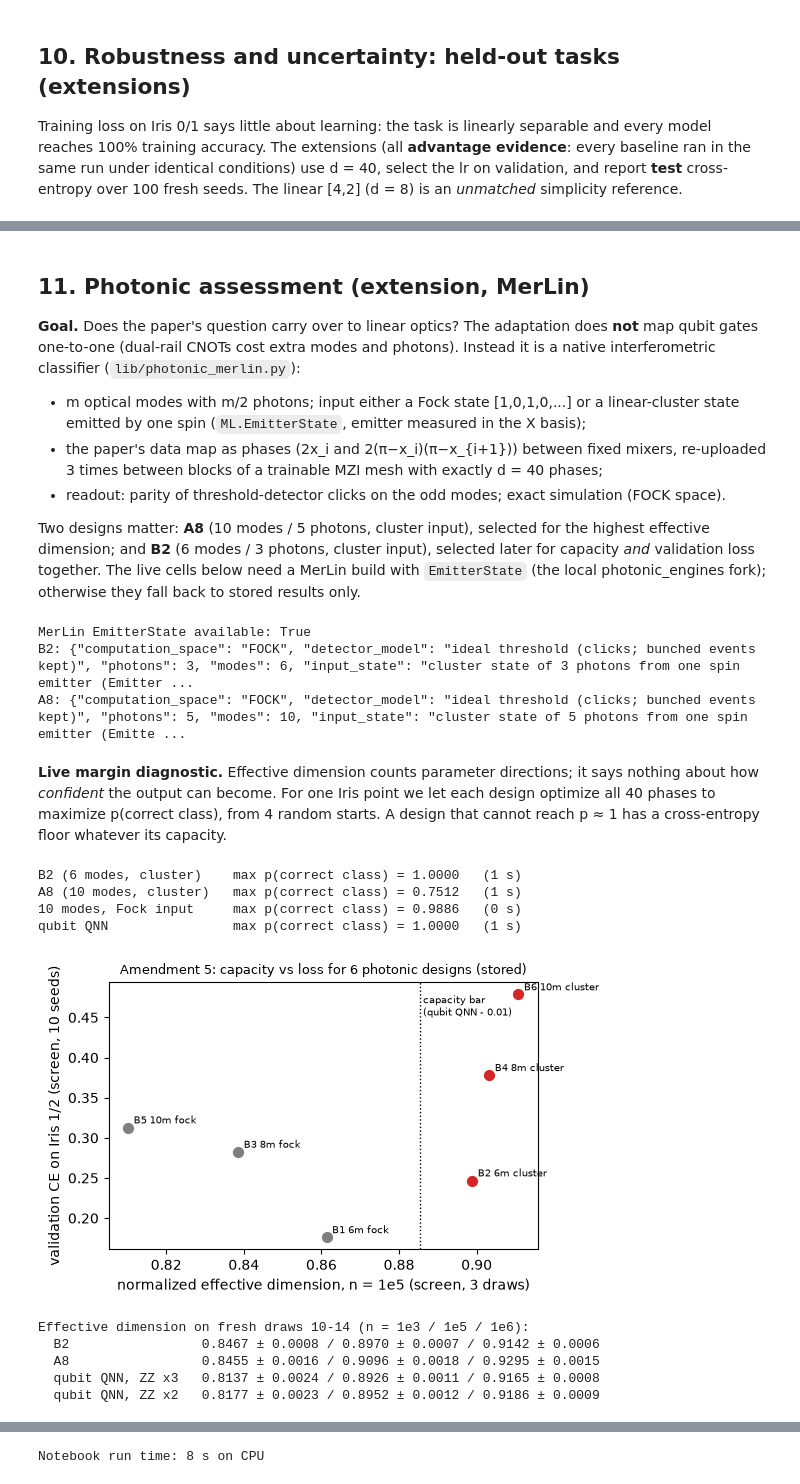
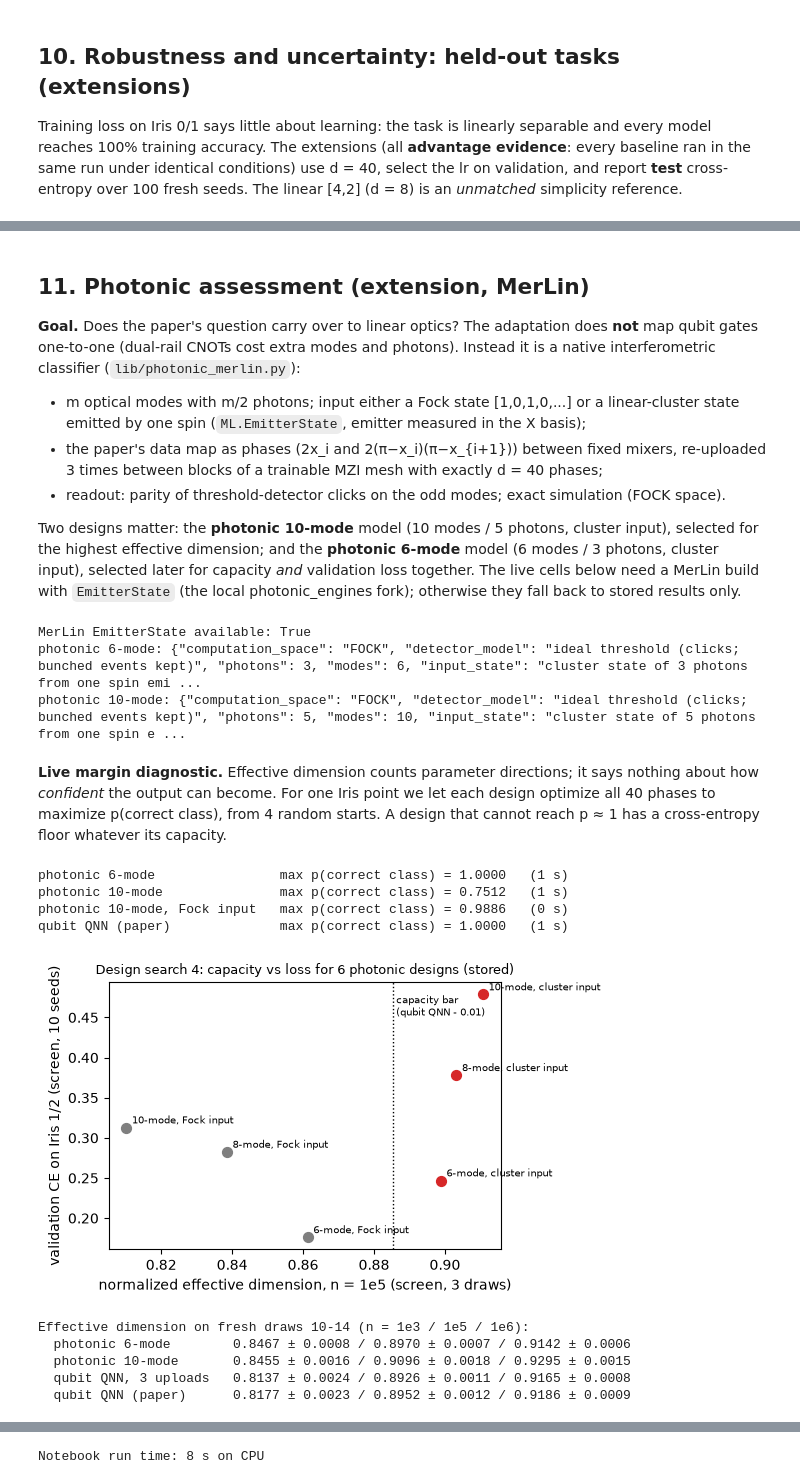
Before and after one commit to pemeriau/reproduced_papers, a Jupyter notebook: papers/power_of_QNN/notebook.ipynb, the cells around one changed output, grey strips where cells are left out. Drawn from its saved outputs; the diff is of its cells as text; code cells hidden in the pictures.

```diff
--- a/papers/power_of_QNN/notebook.ipynb
+++ b/papers/power_of_QNN/notebook.ipynb
@@ -265,7 +296,7 @@ for name, model in built.items():
     theta = torch.as_tensor(initial_parameters(1, model.d, [1], 0.0, 1.0)).repeat(3, 1)
     with torch.no_grad():
         probabilities = model.probabilities(sample, theta)
-    print(f"{name:15s} d = {model.d}  p(class 1) on three Iris points: {probabilities[:, 1].numpy().round(3)}")
+    print(f"{model_label(name):32s} d = {model.d}  p(class 1) on three Iris points: {probabilities[:, 1].numpy().round(3)}")
 
 live_draw = {name: ours if name == "qnn" else fisher_for_draw(model, FISHER_CFG, 0, DEVICE)
              for name, model in built.items()}
@@ -273,7 +304,7 @@ figure, axis = plt.subplots(figsize=(6, 3.2))
 bins = np.linspace(0, 8, 41)
 for name, result in live_draw.items():
     axis.hist(result["eigenvalues"].ravel(), bins=bins, histtype="step", lw=1.5,
-              color=color_of(name), label=f"{name}: {100 * result['spectrum']['fraction_near_zero']:.0f}% eigenvalues < 1e-10")
+              color=color_of(name), label=f"{model_label(name)}: {100 * result['spectrum']['fraction_near_zero']:.0f}% eigenvalues < 1e-10")
 axis.set_yscale("log"); axis.set_xlabel("eigenvalue of F_hat"); axis.set_ylabel("count (100 theta)")
 axis.set_title("Live: F_hat spectra on draw 0 (Fig. 2 analogue)"); axis.legend(fontsize=7)
 plt.tight_layout(); plt.show()
@@ -529,8 +560,8 @@ ran in the same run under identical conditions) use d = 40, select the lr on val
 report **test** cross-entropy over 100 fresh seeds. The linear [4,2] (d = 8) is an *unmatched*
 simplicity reference.
 # %%
-TASKS = [("fair_iris01_d40", "X1 Iris 0/1"), ("fair_iris12_d40", "X2 Iris 1/2"),
-         ("fair_bcancer_d40", "X3 breast cancer"), ("fair_mnist35_d40", "X4 MNIST 3 vs 5")]
+TASKS = [("fair_iris01_d40", "Iris 0/1"), ("fair_iris12_d40", "Iris 1/2"),
+         ("fair_bcancer_d40", "breast cancer"), ("fair_mnist35_d40", "MNIST 3 vs 5")]
 SHOW = ["Q2_d40", "Q3_d40", "B2_d40", "A8_d40", "classical_4622", "classical_42"]
 figure, axes = plt.subplots(1, 4, figsize=(13, 3.3), sharey=False)
 for axis, (key, title) in zip(axes, TASKS):
@@ -541,12 +572,12 @@ for axis, (key, title) in zip(axes, TASKS):
         jitter = np.random.RandomState(position).uniform(-0.2, 0.2, len(values))
         axis.scatter(position + jitter, values, s=4, color=color_of(name), alpha=0.5)
         axis.errorbar(position, values.mean(), yerr=3 * values.std() / np.sqrt(len(values)), color="black", capsize=3)
-    axis.set_xticks(range(len(names)), names, rotation=50, ha="right", fontsize=7)
+    axis.set_xticks(range(len(names)), [model_label(n) for n in names], rotation=50, ha="right", fontsize=7)
     axis.set_title(title, fontsize=9)
 axes[0].set_ylabel("test CE (dot = seed; bar = mean ± 3 SE)")
 plt.tight_layout(); plt.show()
 
-print(f"{'model':16s}" + "".join(f"{title:>24s}" for _, title in TASKS))
+print(f"{'model':24s}" + "".join(f"{title:>24s}" for _, title in TASKS))
 for name in SHOW:
     cells = []
     for key, _ in TASKS:
@@ -556,5 +587,5 @@ for name in SHOW:
             cells.append(f"{loss.mean():.3f} ± {loss.std():.3f} ({accuracy.mean():.3f})")
         else:
             cells.append("—")
-    print(f"{name:16s}" + "".join(f"{c:>24s}" for c in cells))
+    print(f"{model_label(name):24s}" + "".join(f"{c:>24s}" for c in cells))
 # %% [output]
@@ -623,8 +656,9 @@ interferometric classifier (`lib/photonic_merlin.py`):
   3 times between blocks of a trainable MZI mesh with exactly d = 40 phases;
 - readout: parity of threshold-detector clicks on the odd modes; exact simulation (FOCK space).
 
-Two designs matter: **A8** (10 modes / 5 photons, cluster input), selected for the highest
-effective dimension; and **B2** (6 modes / 3 photons, cluster input), selected later for capacity
+Two designs matter: the **photonic 10-mode** model (10 modes / 5 photons, cluster input),
+selected for the highest effective dimension; and the **photonic 6-mode** model (6 modes /
+3 photons, cluster input), selected later for capacity
 *and* validation loss together. The live cells below need a MerLin build with `EmitterState`
 (the local photonic_engines fork); otherwise they fall back to stored results only.
 # %%
@@ -635,16 +669,17 @@ except ImportError:
     HAS_EMITTER = False
 PHOTONIC = dict(type="photonic", n_inputs=4, encoding="hard", d=40, detection="threshold", mesh_order="ps_bs",
                 layout="interleaved", input_kind="cluster", readout="click_parity", data_reps=3)
-B2, A8 = {**PHOTONIC, "extra_modes": 2}, {**PHOTONIC, "extra_modes": 6}
+# 6 modes = 4 inputs + 2 extra modes (3 photons); 10 modes = 4 + 6 (5 photons).
+PHOTONIC_6, PHOTONIC_10 = {**PHOTONIC, "extra_modes": 2}, {**PHOTONIC, "extra_modes": 6}
 print("MerLin EmitterState available:", HAS_EMITTER)
 if HAS_EMITTER:
-    for name, spec in (("B2", B2), ("A8", A8)):
+    for name, spec in (("photonic 6-mode", PHOTONIC_6), ("photonic 10-mode", PHOTONIC_10)):
         model = build_model(spec)
         print(f"{name}: {json.dumps(model.describe())[:260]} ...")
 # %% [output]
 MerLin EmitterState available: True
-B2: {"computation_space": "FOCK", "detector_model": "ideal threshold (clicks; bunched events kept)", "photons": 3, "modes": 6, "input_state": "cluster state of 3 photons from one spin emitter (Emitter ...
-A8: {"computation_space": "FOCK", "detector_model": "ideal threshold (clicks; bunched events kept)", "photons": 5, "modes": 10, "input_state": "cluster state of 5 photons from one spin emitter (Emitte ...
+photonic 6-mode: {"computation_space": "FOCK", "detector_model": "ideal threshold (clicks; bunched events kept)", "photons": 3, "modes": 6, "input_state": "cluster state of 3 photons from one spin emi ...
+photonic 10-mode: {"computation_space": "FOCK", "detector_model": "ideal threshold (clicks; bunched events kept)", "photons": 5, "modes": 10, "input_state": "cluster state of 5 photons from one spin e ...
 # %% [markdown]
 **Live margin diagnostic.** Effective dimension counts parameter directions; it says nothing about
 how *confident* the output can become. For one Iris point we let each design optimize all 40
@@ -666,46 +701,46 @@ def best_probability(spec, x_point, target, starts=4, steps=150):
 
 if HAS_EMITTER:
     point = torch.as_tensor(x_iris[60:61], dtype=torch.float64)  # an Iris class-1 point
-    for name, spec in (("B2 (6 modes, cluster)", B2), ("A8 (10 modes, cluster)", A8),
-                       ("10 modes, Fock input", {**A8, "input_kind": "fock"}), ("qubit QNN", QNN)):
+    for name, spec in (("photonic 6-mode", PHOTONIC_6), ("photonic 10-mode", PHOTONIC_10),
+                       ("photonic 10-mode, Fock input", {**PHOTONIC_10, "input_kind": "fock"}), ("qubit QNN (paper)", QNN)):
         started = time.perf_counter()
-        print(f"{name:24s} max p(correct class) = {best_probability(spec, point, 1):.4f}   ({time.perf_counter() - started:.0f} s)")
+        print(f"{name:30s} max p(correct class) = {best_probability(spec, point, 1):.4f}   ({time.perf_counter() - started:.0f} s)")
 else:
-    print("Skipped (no EmitterState). Stored result (LOG.md Amendment 5): A8 0.78-0.81; 10-mode Fock 0.997-0.999; 6-mode and qubit 1.000.")
+    print("Skipped (no EmitterState). Stored result (LOG.md Amendment 5): photonic 10-mode 0.78-0.81; 10-mode with Fock input 0.997-0.999; photonic 6-mode and qubit QNN 1.000.")
 # %% [output]
-B2 (6 modes, cluster)    max p(correct class) = 1.0000   (1 s)
-A8 (10 modes, cluster)   max p(correct class) = 0.7512   (1 s)
-10 modes, Fock input     max p(correct class) = 0.9886   (0 s)
-qubit QNN                max p(correct class) = 1.0000   (1 s)
+photonic 6-mode                max p(correct class) = 1.0000   (1 s)
+photonic 10-mode               max p(correct class) = 0.7512   (1 s)
+photonic 10-mode, Fock input   max p(correct class) = 0.9886   (0 s)
+qubit QNN (paper)              max p(correct class) = 1.0000   (1 s)
 # %%
 screen_ed = STORED["phase4"]["a5_capacity_screen"]["models"]
 screen_loss = STORED["phase4"]["a5_loss_screen"]["models"]
 bar = screen_ed["Q3_qubit_qnn_reps3"]["ed_mean"][6] - 0.01
 figure, axis = plt.subplots(figsize=(5.8, 3.6))
 for name, entry in screen_loss.items():
     capacity = screen_ed[name]["ed_mean"][6]
     loss = min(entry["grid_mean_loss"].values())
     axis.scatter(capacity, loss, s=50, color="tab:red" if "cluster" in name else "tab:gray")
-    axis.annotate(name.replace("_", " "), (capacity, loss), fontsize=7, xytext=(4, 3), textcoords="offset points")
+    axis.annotate(model_label(name, detailed=True).removeprefix("photonic ").removesuffix(", 3 uploads"), (capacity, loss), fontsize=7, xytext=(4, 3), textcoords="offset points")
 axis.axvline(bar, color="black", ls=":", lw=1)
 axis.text(bar, axis.get_ylim()[1] * 0.97, " capacity bar\n (qubit QNN - 0.01)", fontsize=7, va="top")
 axis.set_xlabel("normalized effective dimension, n = 1e5 (screen, 3 draws)")
 axis.set_ylabel("validation CE on Iris 1/2 (screen, 10 seeds)")
-axis.set_title("Amendment 5: capacity vs loss for 6 photonic designs (stored)", fontsize=9)
+axis.set_title("Design search 4: capacity vs loss for 6 photonic designs (stored)", fontsize=9)
 plt.tight_layout(); plt.show()
 
 confirm = STORED["phase4"]["a5_capacity_confirm"]["models"]
 a4 = STORED["phase4"]["a4_confirm_u01"]["models"]
 print("Effective dimension on fresh draws 10-14 (n = 1e3 / 1e5 / 1e6):")
-for label, entry in (("B2", confirm["B2_6m_cluster"]), ("A8", a4["A8_10m_cluster_reps3"]),
-                     ("qubit QNN, ZZ x3", confirm["Q3_qubit_qnn_reps3"]), ("qubit QNN, ZZ x2", a4["Q2_qubit_qnn"])):
-    print(f"  {label:18s}", " / ".join(f"{entry['ed_mean'][i]:.4f} ± {entry['ed_std'][i]:.4f}" for i in (0, 6, 10)))
+for name, entry in (("B2_6m_cluster", confirm["B2_6m_cluster"]), ("A8_10m_cluster_reps3", a4["A8_10m_cluster_reps3"]),
+                    ("Q3_qubit_qnn_reps3", confirm["Q3_qubit_qnn_reps3"]), ("Q2_qubit_qnn", a4["Q2_qubit_qnn"])):
+    print(f"  {model_label(name):22s}", " / ".join(f"{entry['ed_mean'][i]:.4f} ± {entry['ed_std'][i]:.4f}" for i in (0, 6, 10)))
 # %% [output]
-[figure, old version]
+[figure, new version]
 Effective dimension on fresh draws 10-14 (n = 1e3 / 1e5 / 1e6):
-  B2                 0.8467 ± 0.0008 / 0.8970 ± 0.0007 / 0.9142 ± 0.0006
-  A8                 0.8455 ± 0.0016 / 0.9096 ± 0.0018 / 0.9295 ± 0.0015
-  qubit QNN, ZZ x3   0.8137 ± 0.0024 / 0.8926 ± 0.0011 / 0.9165 ± 0.0008
-  qubit QNN, ZZ x2   0.8177 ± 0.0023 / 0.8952 ± 0.0012 / 0.9186 ± 0.0009
+  photonic 6-mode        0.8467 ± 0.0008 / 0.8970 ± 0.0007 / 0.9142 ± 0.0006
+  photonic 10-mode       0.8455 ± 0.0016 / 0.9096 ± 0.0018 / 0.9295 ± 0.0015
+  qubit QNN, 3 uploads   0.8137 ± 0.0024 / 0.8926 ± 0.0011 / 0.9165 ± 0.0008
+  qubit QNN (paper)      0.8177 ± 0.0023 / 0.8952 ± 0.0012 / 0.9186 ± 0.0009
 # %% [markdown]
 **Observation.**
```
Also changed, not shown: parts of 18 cells of this notebook, 41 other files.
